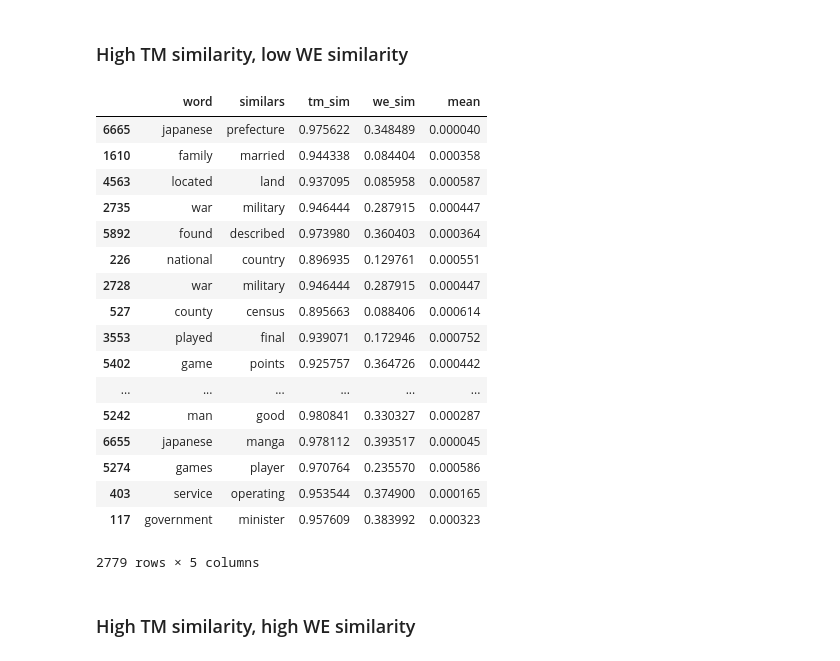
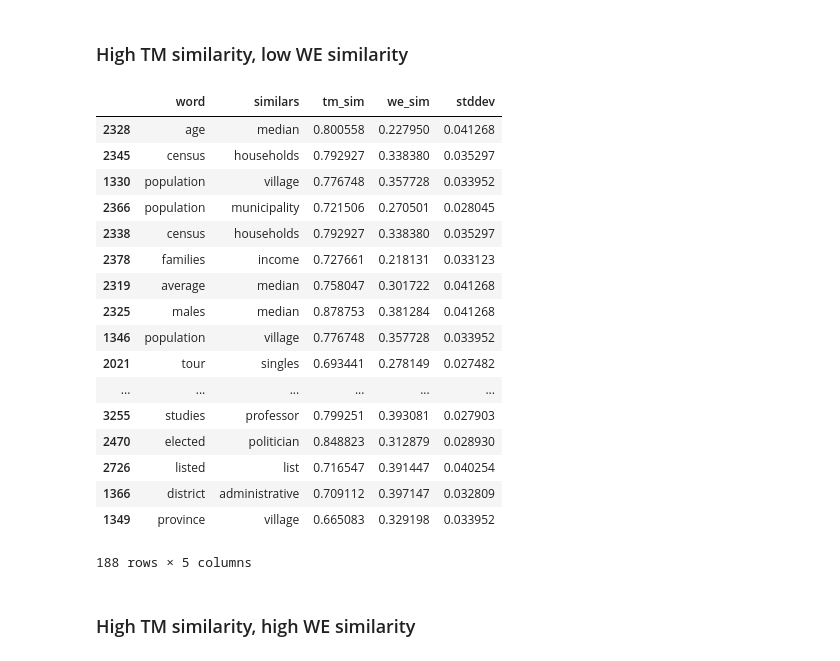
Before and after one commit to knub/master-thesis, a Jupyter notebook: notebooks/Topics.ipynb, the cells around one changed output. Drawn from its saved outputs; the diff is of its cells as text; code cells hidden in the pictures.

```diff
--- a/notebooks/Topics.ipynb
+++ b/notebooks/Topics.ipynb
@@ -110,8 +110,8 @@ vectors = gensim.models.Word2Vec.load_word2vec_format(WORD2VEC_VECTOR_FILE, bina
 # %% [markdown]
 ## Topic Probs
 # %%
-prob_columns = list(range(256))
-df_probs = pnd.read_csv(MODEL + ".topic-probs")
+prob_columns = map(str, list(range(256)))
+df_probs = pnd.read_csv(MODEL + ".topic-probs-normalized")
 df_probs.head(1)
 # %% [output]
 |  | word | 0 | 1 | 2 | 3 | 4 | 5 | 6 | 7 | 8 | ... | ... |
@@ -158,13 +156,12 @@ def get_similarity(word1, word2, v):
         return -1.0
 
 df_similars = pnd.read_csv(MODEL + ".similars", sep="\t", header=None, encoding="utf-8")
-df_similars["tm_sim"] = 1 - (df_similars[0] / 2)
-del df_similars[0]
-del df_similars[1]
+df_similars["tm_sim"] = 1 - df_similars[0]
+del df_similars[0] # delete original jensen shannon divergence
+del df_similars[1] # delete "SIM" column
 df_similars.columns = ["word", "similars", "tm_sim"]
 df_similars["we_sim"] = df_similars[["word", "similars"]].apply(
     lambda x: get_similarity(x["word"], x["similars"], vectors), axis=1)
-df_similars = df_similars[df_similars["word"] != df_similars["similars"]]
 df_similars = df_similars[df_similars["we_sim"] != -1]
 # %% [markdown]
 # Analysis
@@ -172,5 +169,5 @@ df_similars = df_similars[df_similars["we_sim"] != -1]
 ## Topic Probs
 # %%
 df_topic_probs = df_probs[df_probs.word.apply(lambda w: w in topic_words)].copy()
-df_topic_probs["mean"] = df_topic_probs[prob_columns].mean(axis=1)
+#df_topic_probs["mean"] = df_topic_probs[prob_columns].mean(axis=1)
 df_topic_probs["stddev"] = df_topic_probs[prob_columns].std(axis=1)
@@ -325,33 +294,33 @@ we_percentile
 # %%
-df_tmp = df_topic_probs[["word", "mean"]]
-df_tmp.columns = ["w", "mean"]
+df_tmp = df_topic_probs[["word", "stddev"]]
+df_tmp.columns = ["w", "stddev"]
 df_result = df_similars.merge(df_tmp, left_on="similars", right_on="w")
 del df_result["w"]
-word_prob_quantile = df_result["mean"].quantile(0.8)
+word_prob_quantile = df_result["stddev"].quantile(0.8)
 # %% [markdown]
 ### High TM similarity, low WE similarity
 # %%
-df_large_sim_diff = df_result[(df_result["we_sim"] < 0.4) & (df_result["mean"] < word_prob_quantile)]
+df_large_sim_diff = df_result[(df_result["we_sim"] < 0.4) & (df_result["stddev"] > 0.025)]
 df_large_sim_diff.iloc[np.random.permutation(len(df_large_sim_diff))]
 # %% [output]
-|  | word | similars | tm_sim | we_sim | mean |
-| 6665 | japanese | prefecture | 0.975622 | 0.348489 | 0.000040 |
-| 1610 | family | married | 0.944338 | 0.084404 | 0.000358 |
-| 4563 | located | land | 0.937095 | 0.085958 | 0.000587 |
-| 2735 | war | military | 0.946444 | 0.287915 | 0.000447 |
-| 5892 | found | described | 0.973980 | 0.360403 | 0.000364 |
-| 226 | national | country | 0.896935 | 0.129761 | 0.000551 |
-| 2728 | war | military | 0.946444 | 0.287915 | 0.000447 |
-| 527 | county | census | 0.895663 | 0.088406 | 0.000614 |
-| 3553 | played | final | 0.939071 | 0.172946 | 0.000752 |
-| 5402 | game | points | 0.925757 | 0.364726 | 0.000442 |
+|  | word | similars | tm_sim | we_sim | stddev |
+| 2328 | age | median | 0.800558 | 0.227950 | 0.041268 |
+| 2345 | census | households | 0.792927 | 0.338380 | 0.035297 |
+| 1330 | population | village | 0.776748 | 0.357728 | 0.033952 |
+| 2366 | population | municipality | 0.721506 | 0.270501 | 0.028045 |
+| 2338 | census | households | 0.792927 | 0.338380 | 0.035297 |
+| 2378 | families | income | 0.727661 | 0.218131 | 0.033123 |
+| 2319 | average | median | 0.758047 | 0.301722 | 0.041268 |
+| 2325 | males | median | 0.878753 | 0.381284 | 0.041268 |
+| 1346 | population | village | 0.776748 | 0.357728 | 0.033952 |
+| 2021 | tour | singles | 0.693441 | 0.278149 | 0.027482 |
 | ... | ... | ... | ... | ... | ... |
-| 5242 | man | good | 0.980841 | 0.330327 | 0.000287 |
-| 6655 | japanese | manga | 0.978112 | 0.393517 | 0.000045 |
-| 5274 | games | player | 0.970764 | 0.235570 | 0.000586 |
-| 403 | service | operating | 0.953544 | 0.374900 | 0.000165 |
-| 117 | government | minister | 0.957609 | 0.383992 | 0.000323 |
+| 3255 | studies | professor | 0.799251 | 0.393081 | 0.027903 |
+| 2470 | elected | politician | 0.848823 | 0.312879 | 0.028930 |
+| 2726 | listed | list | 0.716547 | 0.391447 | 0.040254 |
+| 1366 | district | administrative | 0.709112 | 0.397147 | 0.032809 |
+| 1349 | province | village | 0.665083 | 0.329198 | 0.033952 |
-2779 rows × 5 columns
+188 rows × 5 columns
 # %% [markdown]
 ### High TM similarity, high WE similarity
 # %%
```
Also changed, not shown: parts of 19 cells of this notebook, 1 other file.
